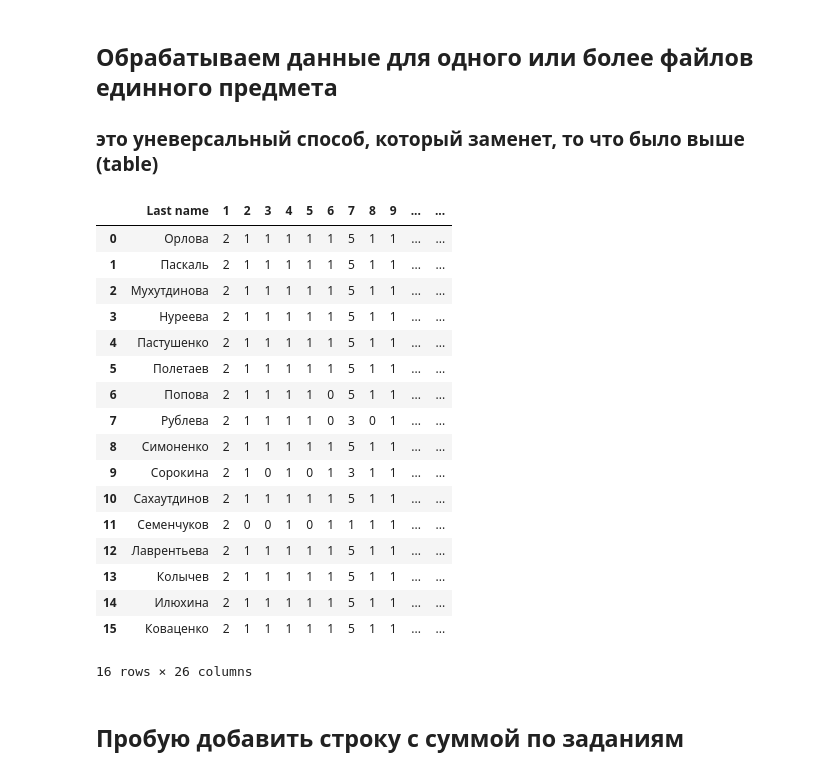
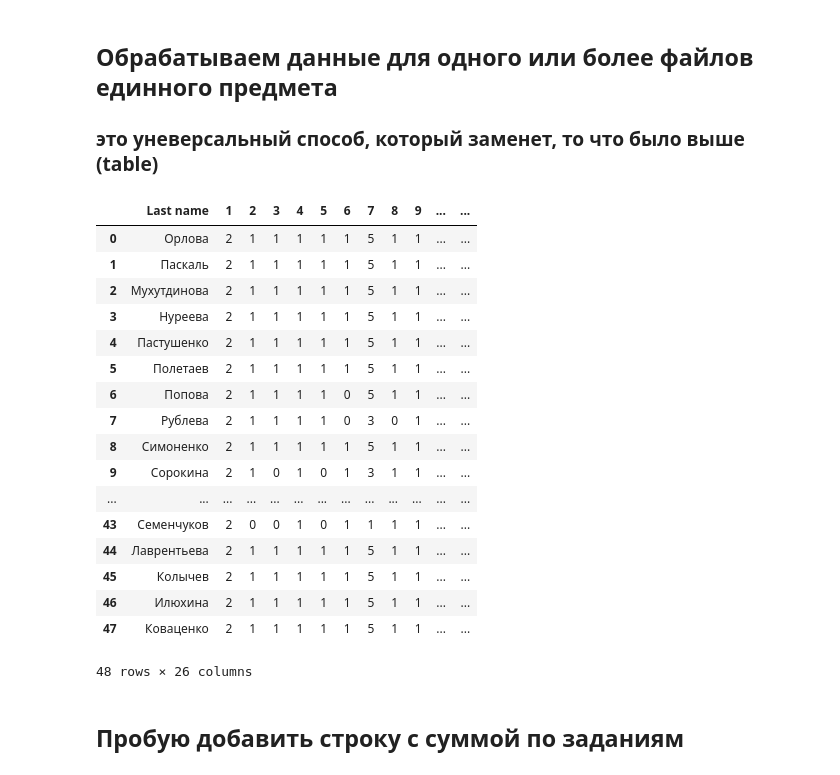
Before and after one commit to alex3287/conference, a Jupyter notebook: ai-2019_Kemerovo/ege.ipynb, the cells around one changed output. Saved outputs shown, nothing was run; the diff lists cells and outputs as text; code cells hidden in the pictures.

```diff
--- a/ai-2019_Kemerovo/ege.ipynb
+++ b/ai-2019_Kemerovo/ege.ipynb
@@ -39,7 +39,7 @@ else:
 # %% [markdown]
 ## уберем лишнии столбцы и выбирим строчку для шапки
 # %%
-table = pd.read_excel(Files[0].strip(), header = 6)
+table = pd.read_excel(Files[1].strip(), header = 6)
 table.drop(table.columns[[0, 1,3,5,7,9,11,15,17,19,21,23,25]], axis=1, inplace=True)
 #rus = rus[:33]
 # тут была проблема в русском языке
@@ -88,38 +105,38 @@ table2.head()
 # %%
 row = 0
 for i in Files:
-    table3 = pd.read_excel(Files[0].strip(), header = 6)
+    table3 = pd.read_excel(i.strip(), header = 6)
     table3.drop(table3.columns[[0, 1,3,5,7,9,11,15,17,19,21,23,25]], axis=1, inplace=True)
     table3.columns = cols
     # функция dropna удаляет строки где есть значения NaN
     table3 = table3.dropna(subset=['kod'])
     # строчка ниже делает индексацию строк сначала и правильно
     # т.к. после удаление не корректных строк происходит сбой в нумерации
     table3.index = np.arange(len(table3))
     for t,k in enumerate(table3['result_1']):
         buf = plusToNum(k)
         table2.loc[t+row] = [table3['Last name'][t]]+[j for j in buf]+[sum(buf)]
     row += t+1
 table2
 # %% [output]
 |  | Last name | 1 | 2 | 3 | 4 | 5 | 6 | 7 | 8 | 9 | ... | ... |
 | 0 | Орлова | 2 | 1 | 1 | 1 | 1 | 1 | 5 | 1 | 1 | ... | ... |
 | 1 | Паскаль | 2 | 1 | 1 | 1 | 1 | 1 | 5 | 1 | 1 | ... | ... |
 | 2 | Мухутдинова | 2 | 1 | 1 | 1 | 1 | 1 | 5 | 1 | 1 | ... | ... |
 | 3 | Нуреева | 2 | 1 | 1 | 1 | 1 | 1 | 5 | 1 | 1 | ... | ... |
 | 4 | Пастушенко | 2 | 1 | 1 | 1 | 1 | 1 | 5 | 1 | 1 | ... | ... |
 | 5 | Полетаев | 2 | 1 | 1 | 1 | 1 | 1 | 5 | 1 | 1 | ... | ... |
 | 6 | Попова | 2 | 1 | 1 | 1 | 1 | 0 | 5 | 1 | 1 | ... | ... |
 | 7 | Рублева | 2 | 1 | 1 | 1 | 1 | 0 | 3 | 0 | 1 | ... | ... |
 | 8 | Симоненко | 2 | 1 | 1 | 1 | 1 | 1 | 5 | 1 | 1 | ... | ... |
 | 9 | Сорокина | 2 | 1 | 0 | 1 | 0 | 1 | 3 | 1 | 1 | ... | ... |
-| 10 | Сахаутдинов | 2 | 1 | 1 | 1 | 1 | 1 | 5 | 1 | 1 | ... | ... |
-| 11 | Семенчуков | 2 | 0 | 0 | 1 | 0 | 1 | 1 | 1 | 1 | ... | ... |
-| 12 | Лаврентьева | 2 | 1 | 1 | 1 | 1 | 1 | 5 | 1 | 1 | ... | ... |
-| 13 | Колычев | 2 | 1 | 1 | 1 | 1 | 1 | 5 | 1 | 1 | ... | ... |
-| 14 | Илюхина | 2 | 1 | 1 | 1 | 1 | 1 | 5 | 1 | 1 | ... | ... |
-| 15 | Коваценко | 2 | 1 | 1 | 1 | 1 | 1 | 5 | 1 | 1 | ... | ... |
+| ... | ... | ... | ... | ... | ... | ... | ... | ... | ... | ... | ... | ... |
+| 43 | Семенчуков | 2 | 0 | 0 | 1 | 0 | 1 | 1 | 1 | 1 | ... | ... |
+| 44 | Лаврентьева | 2 | 1 | 1 | 1 | 1 | 1 | 5 | 1 | 1 | ... | ... |
+| 45 | Колычев | 2 | 1 | 1 | 1 | 1 | 1 | 5 | 1 | 1 | ... | ... |
+| 46 | Илюхина | 2 | 1 | 1 | 1 | 1 | 1 | 5 | 1 | 1 | ... | ... |
+| 47 | Коваценко | 2 | 1 | 1 | 1 | 1 | 1 | 5 | 1 | 1 | ... | ... |
-16 rows × 26 columns
+48 rows × 26 columns
 # %% [markdown]
 ## Пробую добавить строку с суммой по заданиям
 # %%
```
Also changed, not shown: parts of 4 cells of this notebook.
